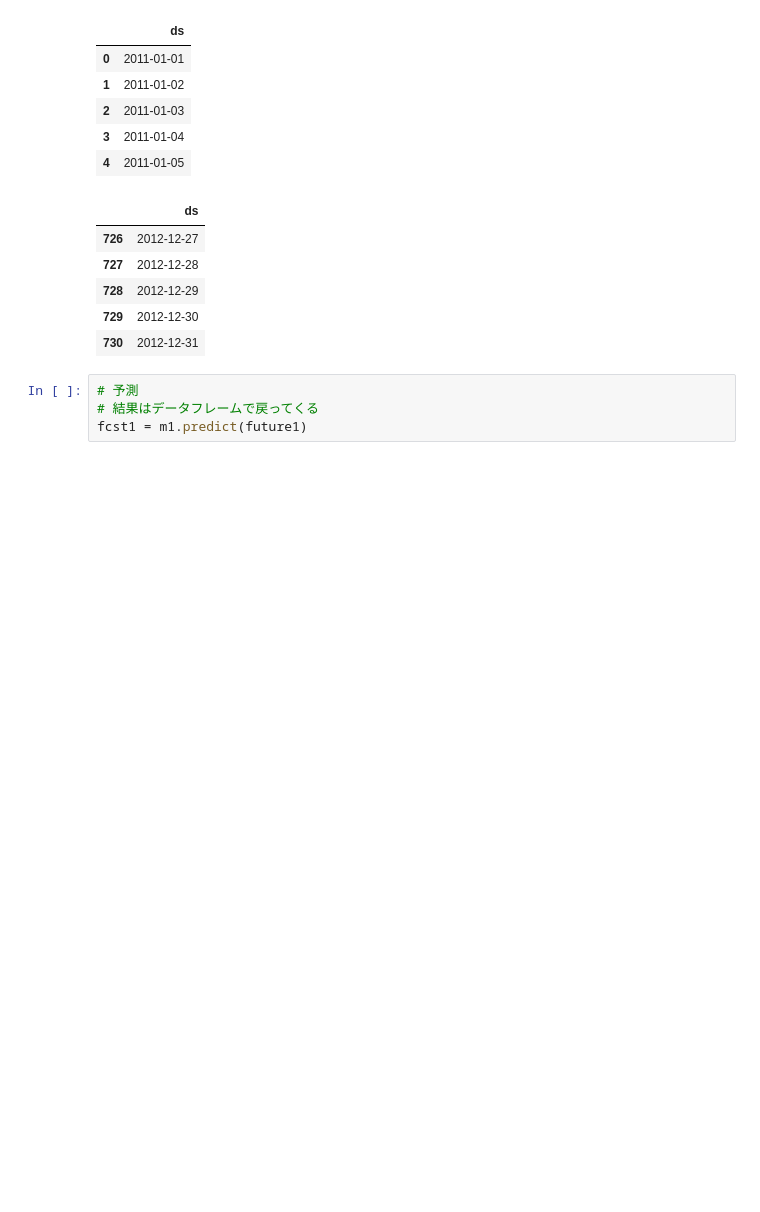
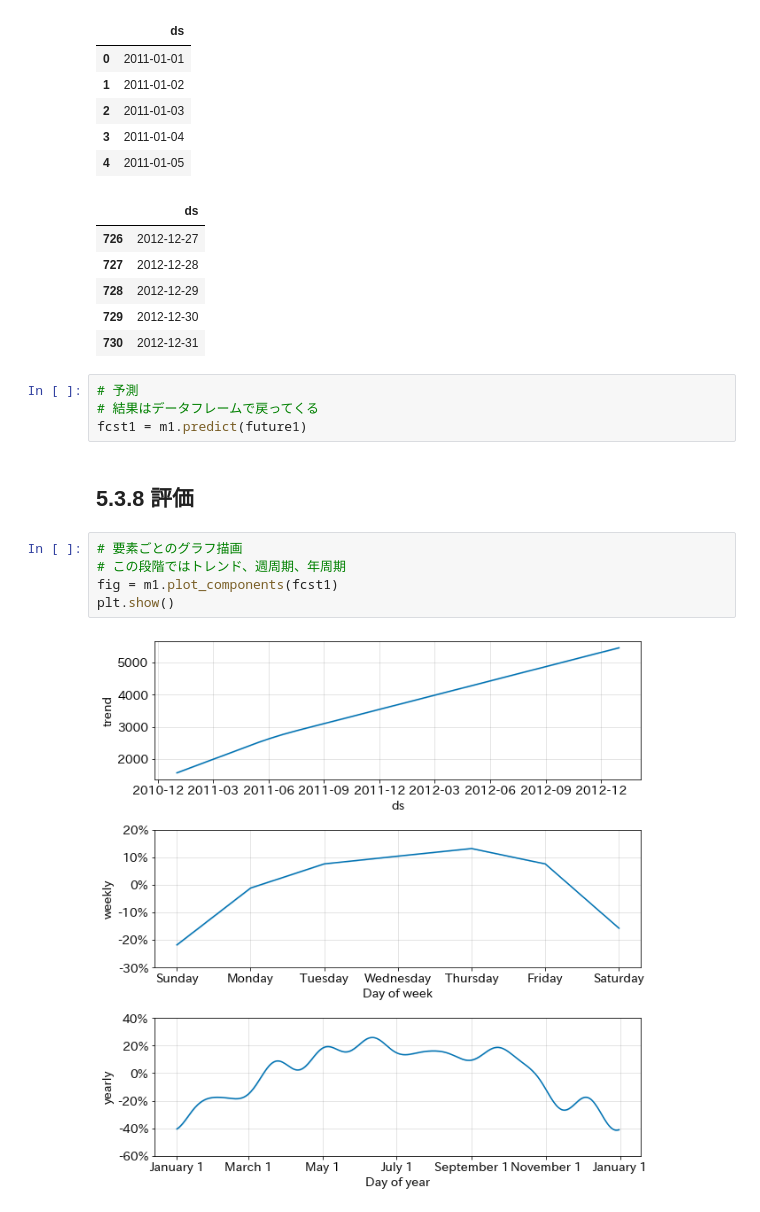
Before and after one commit to hirokimituya/book_create-profitable-AI-with-Python, a Jupyter notebook: ch05_03_bike_sharing.ipynb, the cells around one changed output. Saved outputs shown, nothing was run; the diff lists cells and outputs as text; blank space fills up the shorter version.

```diff
--- a/ch05_03_bike_sharing.ipynb
+++ b/ch05_03_bike_sharing.ipynb
@@ -196,3 +196,12 @@ display(future1.tail())
 # 予測
 # 結果はデータフレームで戻ってくる
 fcst1 = m1.predict(future1)
+# %% [markdown]
+ ## 5.3.8 評価
+# %%
+# 要素ごとのグラフ描画
+# この段階ではトレンド、週周期、年周期
+fig = m1.plot_components(fcst1)
+plt.show()
+# %% [output]
+[figure, added]
```
Also changed, not shown: parts of 12 cells of this notebook.
